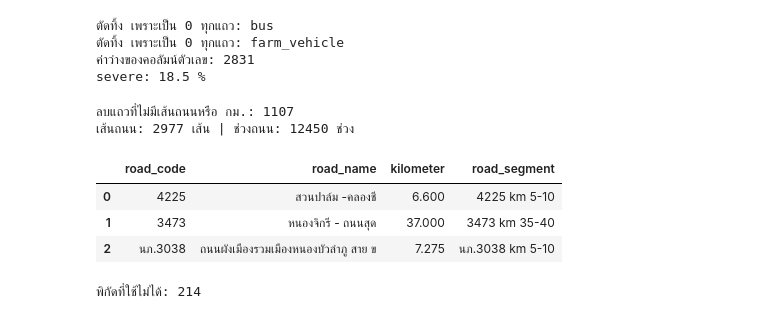
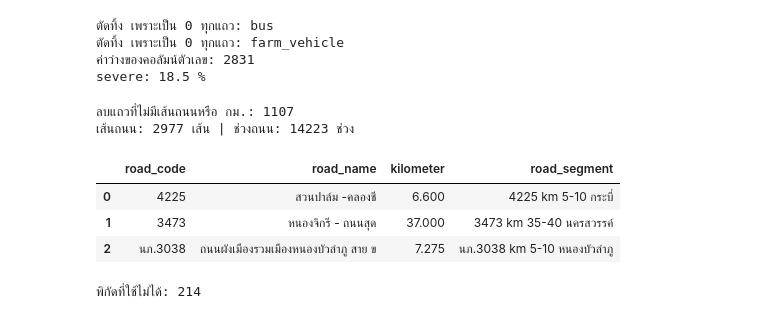
Before and after one commit to entezs/road-accident-forecast, a Jupyter notebook: notebooks/explore_idea/road_severity.ipynb, the cells around one changed output. Cells and saved outputs as stored; diff of their text form; code cells hidden in the pictures.

```diff
--- a/notebooks/explore_idea/road_severity.ipynb
+++ b/notebooks/explore_idea/road_severity.ipynb
@@ -197,29 +206,34 @@ severe: 18.5 %
 # %%
 # 2.5 เส้นถนน + หลัก กม.: เป็นสิ่งที่ใช้ทำนาย แถวที่ไม่มีจึงใช้ไม่ได้
 data["road_code"] = data["road_code"].str.strip()
 has_road = ~data["road_code"].isna() & ~data["kilometer"].isna()
 print("ลบแถวที่ไม่มีเส้นถนนหรือ กม.:", (~has_road).sum())
 data = data[has_road].copy()
 
-# ตัดเป็นช่วงละ 5 กม. เช่น ถนน 4225 กม. 12.3 อยู่ช่วง "4225 km 10-15"
+# "อยุธยา" กับ "พระนครศรีอยุธยา" คือจังหวัดเดียวกัน
+data["province"] = data["province"].str.strip().replace({"อยุธยา": "พระนครศรีอยุธยา"}).fillna("unknown")
+
+# ตัดเป็นช่วงละ 5 กม. เช่น ถนน 4225 กม. 12.3 ที่กระบี่ อยู่ช่วง "4225 km 10-15 กระบี่"
+# ใส่จังหวัดด้วย เพราะบางสาย (เช่น 7 และ 9) มีทางแยกที่นับ กม. ใหม่ในจังหวัดอื่น
 segment_start = (data["kilometer"] // segment_km * segment_km).astype(int)
 segment_end = segment_start + segment_km
-data["road_segment"] = data["road_code"] + " km " + segment_start.astype(str) + "-" + segment_end.astype(str)
+data["road_segment"] = (data["road_code"] + " km " + segment_start.astype(str) + "-" + segment_end.astype(str)
+                        + " " + data["province"])
 
 # บางปีไม่มีชื่อถนน จึงใช้ชื่อที่เคยบันทึกไว้ของช่วงเดียวกัน
 # (ชื่อในข้อมูลเป็นชื่อตอน เช่น ถนน 4 มีหลายชื่อตามจังหวัด จึงเติมตามช่วง ไม่ใช่ตามรหัสถนน)
 name_of_segment = data.groupby("road_segment")["road_name"].first()
 data["road_name"] = data["road_segment"].map(name_of_segment)
 
 print("เส้นถนน:", data["road_code"].nunique(), "เส้น | ช่วงถนน:", data["road_segment"].nunique(), "ช่วง")
 data[["road_code", "road_name", "kilometer", "road_segment"]].head(3)
 # %% [output]
 ลบแถวที่ไม่มีเส้นถนนหรือ กม.: 1107
-เส้นถนน: 2977 เส้น | ช่วงถนน: 12450 ช่วง
+เส้นถนน: 2977 เส้น | ช่วงถนน: 14223 ช่วง
 |  | road_code | road_name | kilometer | road_segment |
-| 0 | 4225 | สวนปาล์ม -คลองชี | 6.600 | 4225 km 5-10 |
-| 1 | 3473 | หนองจิกรี - ถนนสุด | 37.000 | 3473 km 35-40 |
-| 2 | นภ.3038 | ถนนผังเมืองรวมเมืองหนองบัวลำภู สาย ข | 7.275 | นภ.3038 km 5-10 |
+| 0 | 4225 | สวนปาล์ม -คลองชี | 6.600 | 4225 km 5-10 กระบี่ |
+| 1 | 3473 | หนองจิกรี - ถนนสุด | 37.000 | 3473 km 35-40 นครสวรรค์ |
+| 2 | นภ.3038 | ถนนผังเมืองรวมเมืองหนองบัวลำภู สาย ข | 7.275 | นภ.3038 km 5-10 หนองบัวลำภู |
 # %%
 # 2.6 พิกัด: นอกกรอบประเทศไทยถือว่ากรอกผิด ทำเป็นค่าว่าง (ยังเก็บแถวไว้ เพราะพิกัดใช้แค่วาดแผนที่)
 in_thailand = (data["latitude"] >= 5.5) & (data["latitude"] <= 20.6) & (data["longitude"] >= 97.2) & (data["longitude"] <= 105.8)
```
Also changed, not shown: parts of 27 cells of this notebook, 5 other files.
